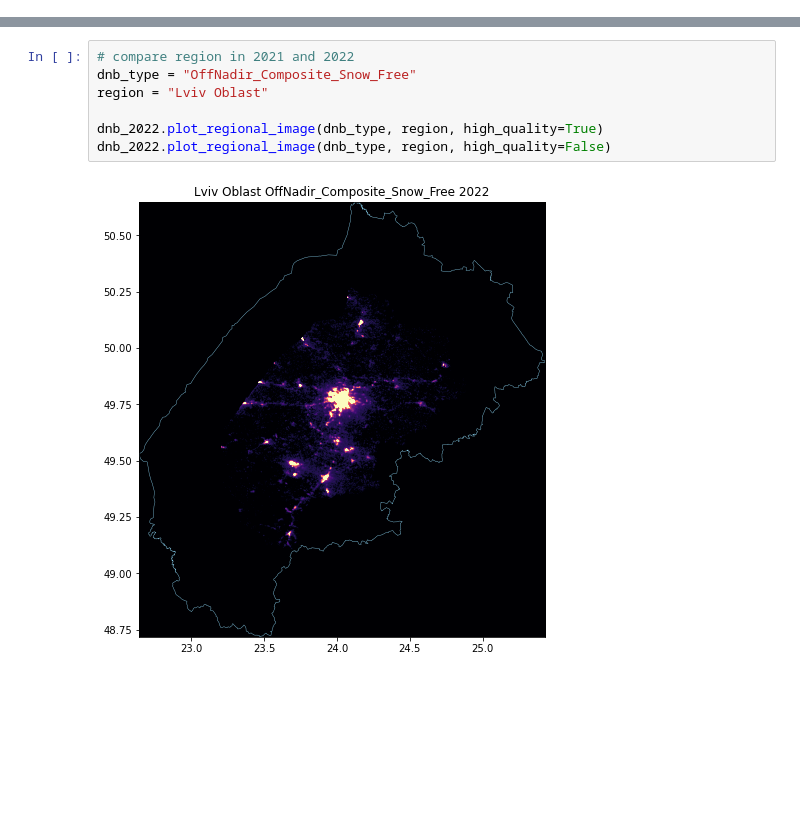
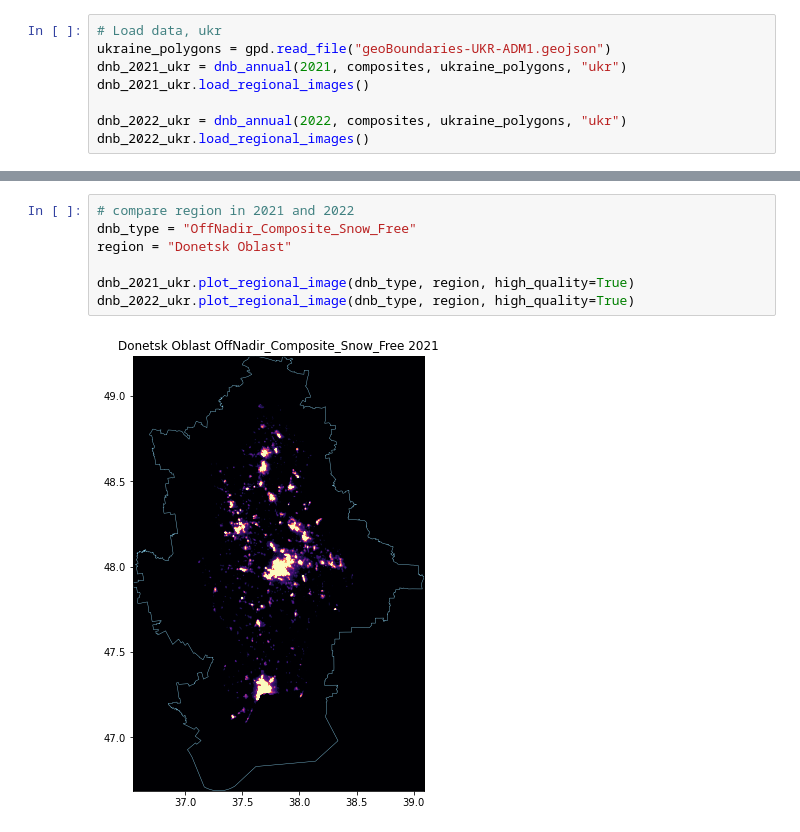
Before and after one commit to lollex90/masters-diss, a Jupyter notebook: plotting.ipynb, the cells around one changed output, grey strips where cells are left out. Saved outputs shown, nothing was run; the diff lists cells and outputs as text; blank space fills up the shorter version.

```diff
--- a/plotting.ipynb
+++ b/plotting.ipynb
@@ -19,0 +12,8 @@ dnb_2022.load_regional_images()
+# %%
+# Load data, ukr
+ukraine_polygons = gpd.read_file("geoBoundaries-UKR-ADM1.geojson")
+dnb_2021_ukr = dnb_annual(2021, composites, ukraine_polygons, "ukr")
+dnb_2021_ukr.load_regional_images()
+
+dnb_2022_ukr = dnb_annual(2022, composites, ukraine_polygons, "ukr")
+dnb_2022_ukr.load_regional_images()
@@ -20,9 +29,9 @@ dnb_2022.load_regional_images()
 # %%
 # compare region in 2021 and 2022
 dnb_type = "OffNadir_Composite_Snow_Free"
-region = "Lviv Oblast"
+region = "Donetsk Oblast"
 
-dnb_2022.plot_regional_image(dnb_type, region, high_quality=True)
-dnb_2022.plot_regional_image(dnb_type, region, high_quality=False)
+dnb_2021_ukr.plot_regional_image(dnb_type, region, high_quality=True)
+dnb_2022_ukr.plot_regional_image(dnb_type, region, high_quality=True)
 # %% [output]
-[figure, old version]
+[figure, new version]
```
Also changed, not shown: parts of 4 cells of this notebook, 5 other files.
